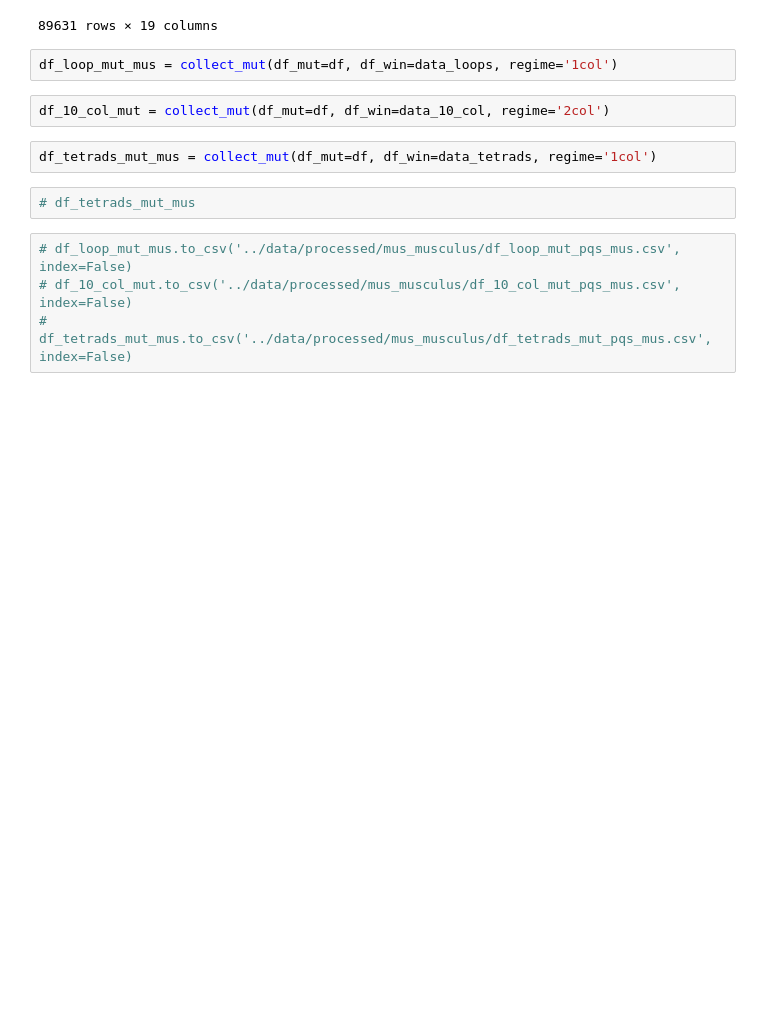
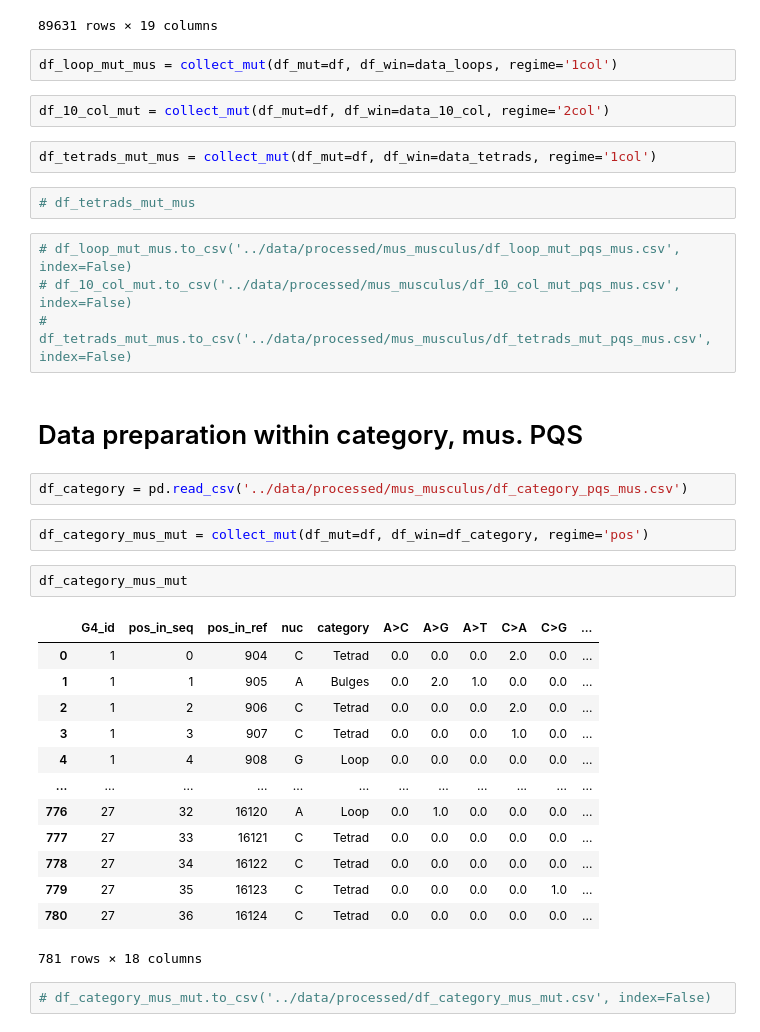
Before and after one commit to mitoclub/G4MutSpec, a Jupyter notebook: notebooks/data_prep_mus_mut.ipynb, the cells around one changed output. Drawn from its saved outputs; the diff is of its cells as text; blank space fills up the shorter version.

```diff
--- a/notebooks/data_prep_mus_mut.ipynb
+++ b/notebooks/data_prep_mus_mut.ipynb
@@ -607,3 +607,27 @@ df_tetrads_mut_mus = collect_mut(df_mut=df, df_win=data_tetrads, regime='1col')
 # df_loop_mut_mus.to_csv('../data/processed/mus_musculus/df_loop_mut_pqs_mus.csv', index=False)
 # df_10_col_mut.to_csv('../data/processed/mus_musculus/df_10_col_mut_pqs_mus.csv', index=False)
 # df_tetrads_mut_mus.to_csv('../data/processed/mus_musculus/df_tetrads_mut_pqs_mus.csv', index=False)
+# %% [markdown]
+# Data preparation within category, mus. PQS
+# %%
+df_category = pd.read_csv('../data/processed/mus_musculus/df_category_pqs_mus.csv')
+# %%
+df_category_mus_mut = collect_mut(df_mut=df, df_win=df_category, regime='pos')
+# %%
+df_category_mus_mut
+# %% [output]
+|  | G4_id | pos_in_seq | pos_in_ref | nuc | category | A>C | A>G | A>T | C>A | C>G | ... |
+| 0 | 1 | 0 | 904 | C | Tetrad | 0.0 | 0.0 | 0.0 | 2.0 | 0.0 | ... |
+| 1 | 1 | 1 | 905 | A | Bulges | 0.0 | 2.0 | 1.0 | 0.0 | 0.0 | ... |
+| 2 | 1 | 2 | 906 | C | Tetrad | 0.0 | 0.0 | 0.0 | 2.0 | 0.0 | ... |
+| 3 | 1 | 3 | 907 | C | Tetrad | 0.0 | 0.0 | 0.0 | 1.0 | 0.0 | ... |
+| 4 | 1 | 4 | 908 | G | Loop | 0.0 | 0.0 | 0.0 | 0.0 | 0.0 | ... |
+| ... | ... | ... | ... | ... | ... | ... | ... | ... | ... | ... | ... |
+| 776 | 27 | 32 | 16120 | A | Loop | 0.0 | 1.0 | 0.0 | 0.0 | 0.0 | ... |
+| 777 | 27 | 33 | 16121 | C | Tetrad | 0.0 | 0.0 | 0.0 | 0.0 | 0.0 | ... |
+| 778 | 27 | 34 | 16122 | C | Tetrad | 0.0 | 0.0 | 0.0 | 0.0 | 0.0 | ... |
+| 779 | 27 | 35 | 16123 | C | Tetrad | 0.0 | 0.0 | 0.0 | 0.0 | 1.0 | ... |
+| 780 | 27 | 36 | 16124 | C | Tetrad | 0.0 | 0.0 | 0.0 | 0.0 | 0.0 | ... |
+781 rows × 18 columns
+# %%
+# df_category_mus_mut.to_csv('../data/processed/df_category_mus_mut.csv', index=False)
```
Also changed, not shown: 4 other files.
